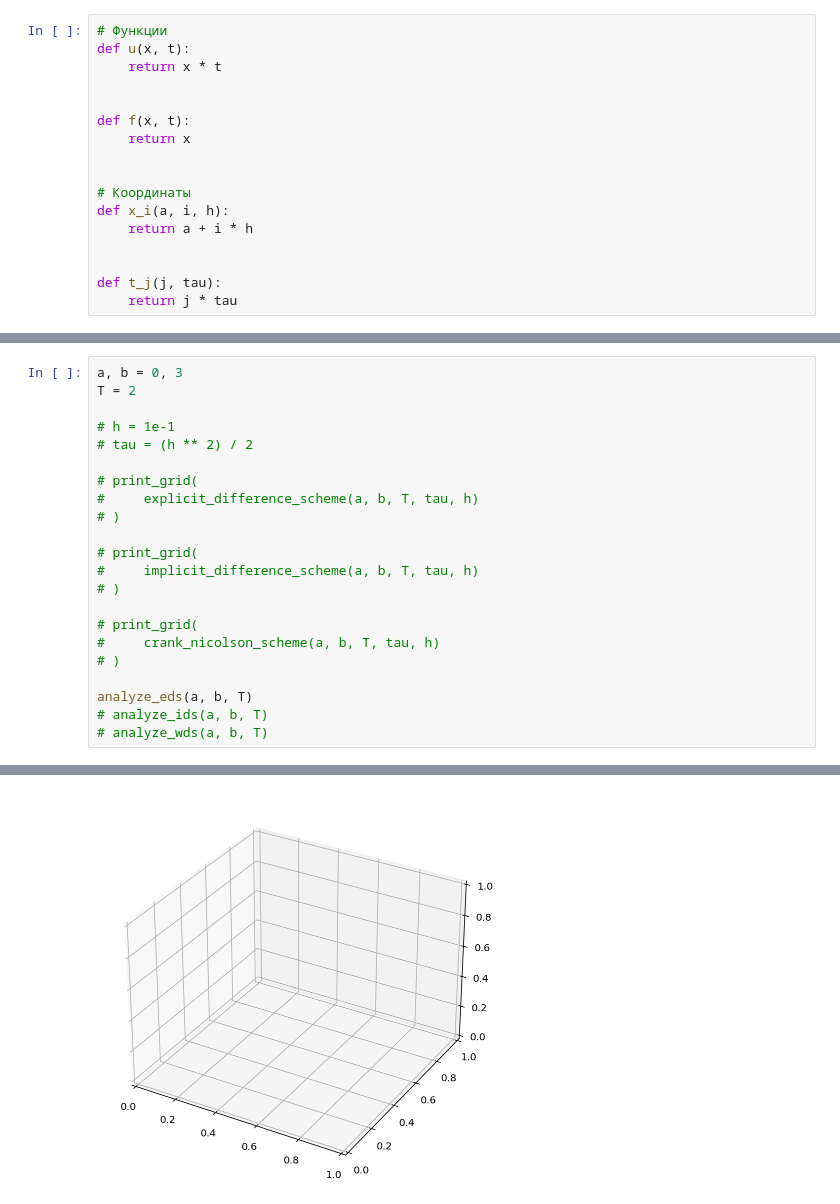
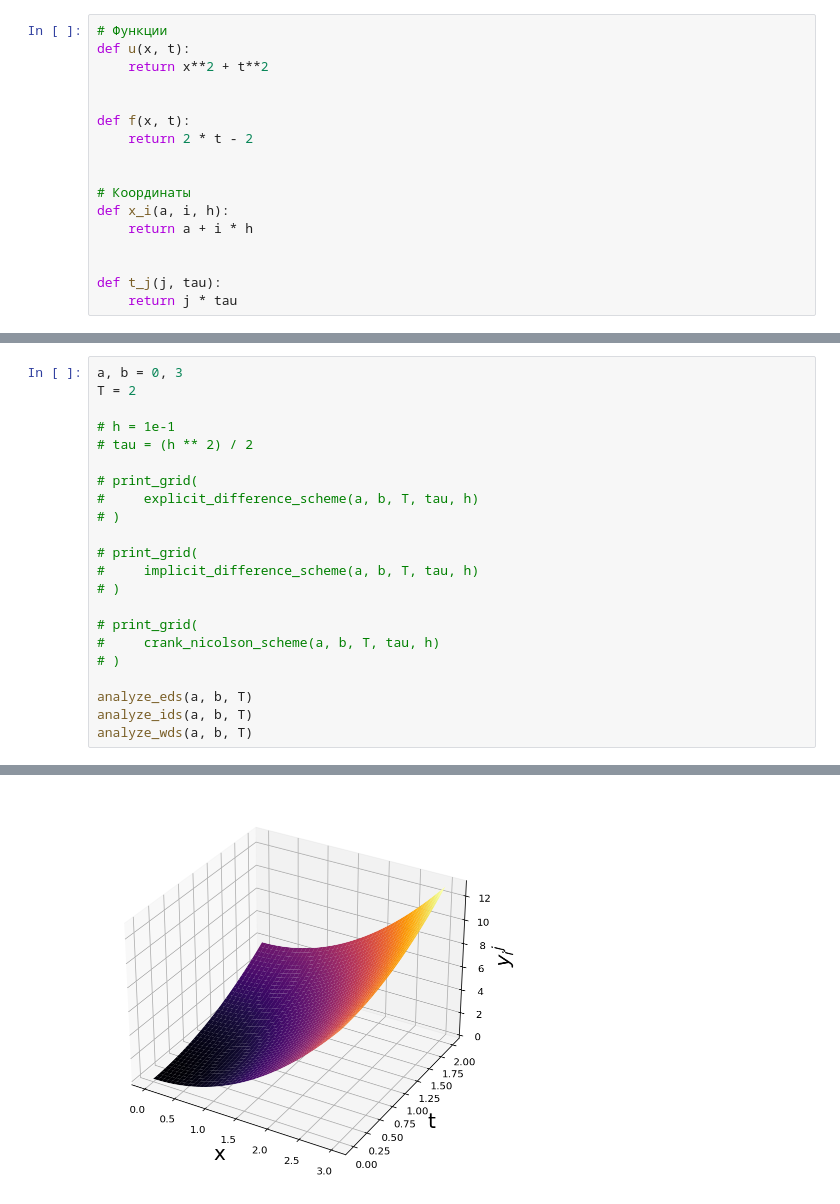
Before and after one commit to MeShootIn/computational-mathematics, a Jupyter notebook: lab_1/3.ipynb, the cells around one changed output, grey strips where cells are left out. Cells and saved outputs as stored; diff of their text form.

```diff
--- a/lab_1/3.ipynb
+++ b/lab_1/3.ipynb
@@ -7,11 +6,11 @@ import pylab
 # %%
 # Функции
 def u(x, t):
-    return x * t
+    return x**2 + t**2
 
 
 def f(x, t):
-    return x
+    return 2 * t - 2
 
 
 # Координаты
@@ -257,8 +260,8 @@ T = 2
 # )
 
 analyze_eds(a, b, T)
-# analyze_ids(a, b, T)
-# analyze_wds(a, b, T)
+analyze_ids(a, b, T)
+analyze_wds(a, b, T)
 # %% [output]
 Исследование устойчивости явной схемы
 h = 1e-1
@@ -266 +295 @@ AttributeError: 'list' object has no attribute 'ndim'
-[figure, old version]
+[figure, new version]
```
Also changed, not shown: parts of 3 cells of this notebook, 2 other files.
